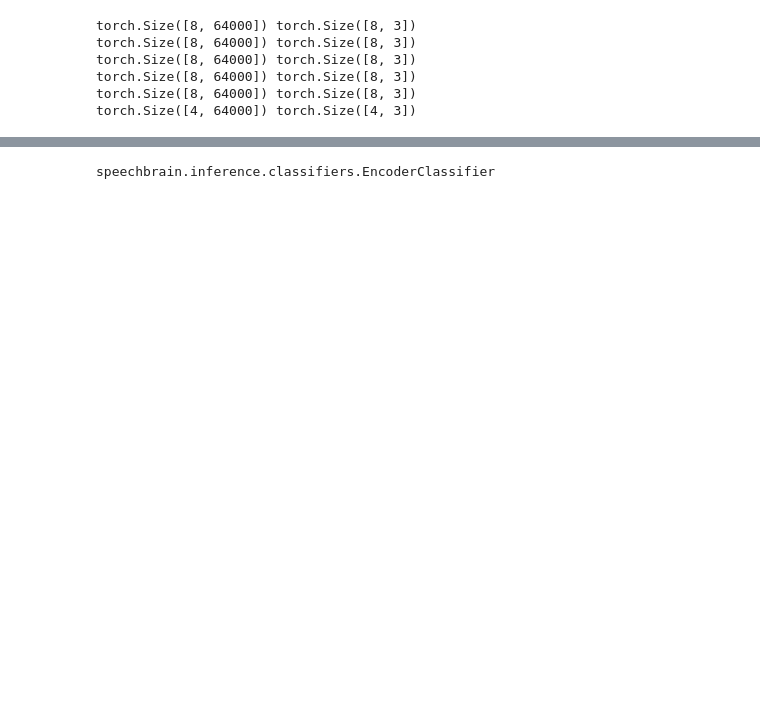
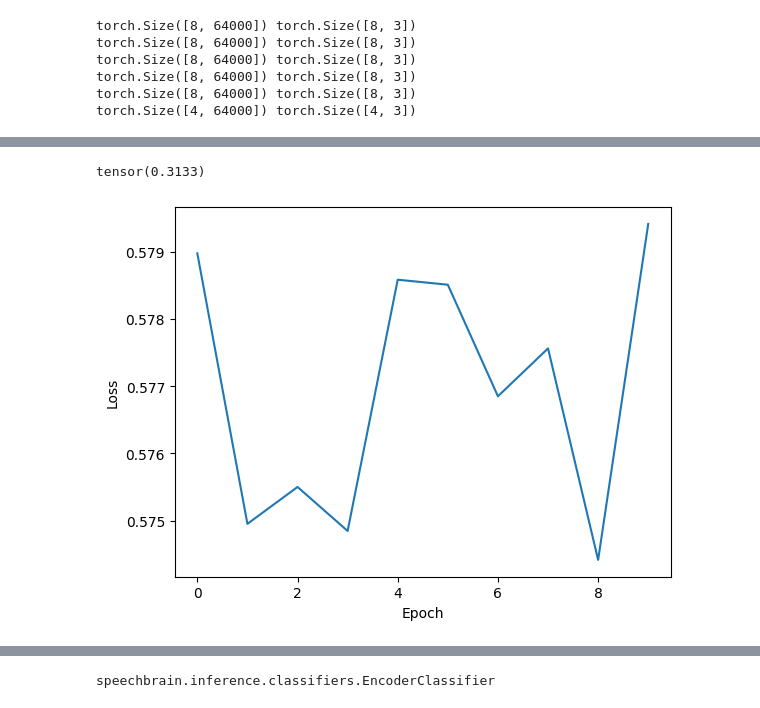
Before and after one commit to farthornas/labear, a Jupyter notebook: notebooks/finetune.ipynb, the cells around one changed output, grey strips where cells are left out. Saved outputs shown, nothing was run; the diff lists cells and outputs as text; code cells hidden in the pictures; blank space fills up the shorter version.

```diff
--- a/notebooks/finetune.ipynb
+++ b/notebooks/finetune.ipynb
@@ -311,0 +303,2 @@ val
+# %%
+shapes = df.filepath.apply(lambda x: classifier.load_audio(x).shape)
@@ -317,5 +316,6 @@ train_dl = torch.utils.data.DataLoader(train_ds, batch_size=8, shuffle=True)
 val_dl = torch.utils.data.DataLoader(val_ds, batch_size=8, shuffle=True)
 # %%
 for X, y in val_dl:
-    print(X.shape, y.shape)
+    print(X.shape, y.shape, y)
+    break
 # %% [output]
@@ -371,6 +394,6 @@ True
 # %%
 loss_fn = torch.nn.CrossEntropyLoss()
-# loss_fn = torch.nn.functional.binary_cross_entropy_with_logits
+loss_fn = torch.nn.functional.binary_cross_entropy_with_logits
 # %%
 y
 # %% [output]
@@ -402,3 +449,20 @@ torch.Size([8, 64000]) torch.Size([8, 3])
 torch.Size([8, 64000]) torch.Size([8, 3])
 torch.Size([8, 64000]) torch.Size([8, 3])
 torch.Size([4, 64000]) torch.Size([4, 3])
+# %%
+loss_over_time = []
+optimizer = torch.optim.Adam(classifier.mods.classifier.parameters(), lr=0.001)
+
+for epoch in range(10):
+    losses = []
+    for batch_idx, (X, y) in enumerate(train_dl):
+        logits, confidences, classes, decoded_classes = classifier(X)
+        loss = loss_fn(logits, y)
+        optimizer.zero_grad()
+        loss.backward()
+        optimizer.step()
+        losses.append(loss.item())
+    epoch_loss = np.mean(losses)
+    loss_over_time.append(epoch_loss)
+    # if epoch % 10 == 0:
+    print(f"{epoch_loss:.4f}")
@@ -405,2 +480,21 @@ torch.Size([4, 64000]) torch.Size([4, 3])
+# %%
+import torch
+import torch.nn.functional as F
+
+# Example with one-hot encoded labels
+logits = torch.tensor([[1., 0.]])
+labels = torch.tensor([[1., 0.]])
+loss = F.binary_cross_entropy_with_logits(logits, labels.float())
+loss = F.cross_entropy(logits, torch.tensor([0]) )
+print(loss)  # Output: 0.0
+# %% [output]
+tensor(0.3133)
+# %%
+plt.plot(loss_over_time)
+plt.xlabel('Epoch')
+plt.ylabel('Loss')
+plt.show()
+# %% [output]
+[figure, added]
 # %%
 # Define model, optimizer, loss function, and dataloader
```
Also changed, not shown: parts of 34 cells of this notebook.
